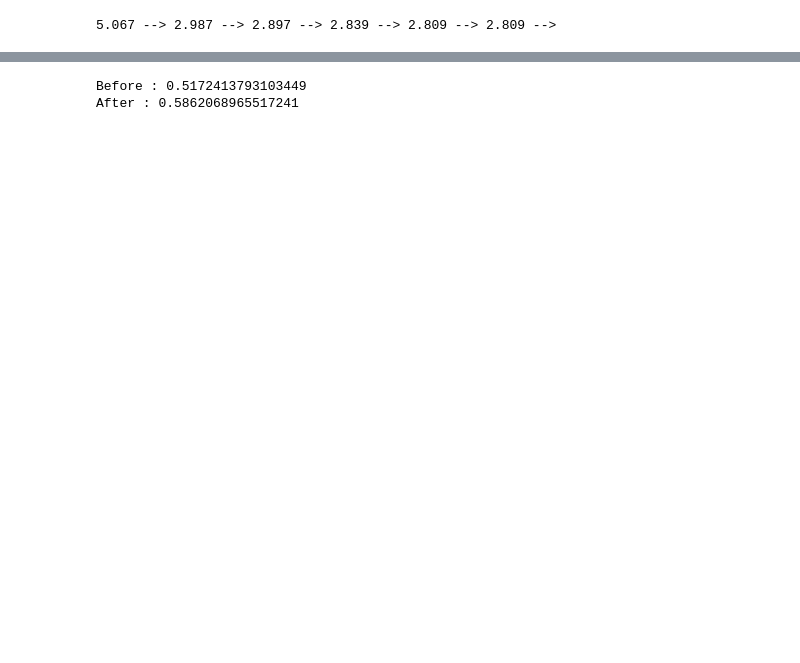
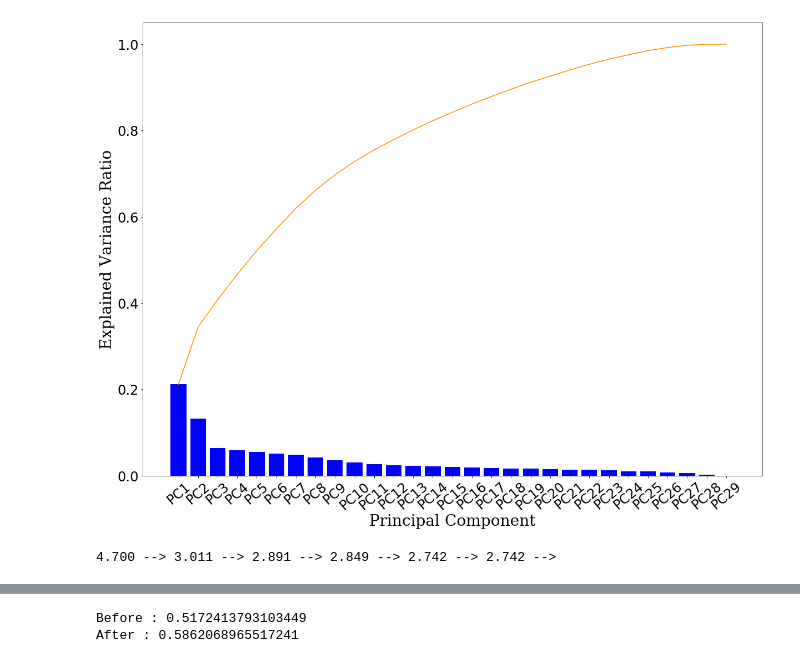
Before and after one commit to luluuuluuuuu/crypto-analysis, a Jupyter notebook: experiment/var_crypto.ipynb, the cells around one changed output, grey strips where cells are left out. Drawn from its saved outputs; the diff is of its cells as text; code cells hidden in the pictures; blank space fills up the shorter version.

```diff
--- a/experiment/var_crypto.ipynb
+++ b/experiment/var_crypto.ipynb
@@ -71,13 +77,27 @@ plt.show()
+# %%
+pca_plot = PCA(n_components=29)
+pca_plot.fit(training_data)
+
+cumsum_variance_ratio = np.cumsum(pca_plot.explained_variance_ratio_)
+pc_names = ["PC" + str(i) for i in range(1, 30)]
+
+plt.clf()
+plt.plot(cumsum_variance_ratio, color="darkorange")
+plt.bar(range(0, 29), pca_plot.explained_variance_ratio_, color="blue")
+plt.yticks(fontsize=24)
+plt.xticks(range(0, 29), pc_names, rotation=40, fontsize=24)
+plt.xlabel("Principal Component", fontdict=FONT, fontsize=28)
+plt.ylabel("Explained Variance Ratio", fontdict=FONT, fontsize=28)
+plt.show()
+# %% [output]
+[figure, added]
 # %%
-training_data = np.array(transpose_df)
-# training_data = TimeSeriesResampler(sz=TIMESERIES_SZ).fit_transform(training_data)
-# training_data = normalize(training_data, norm="l2")
-pca = PCA(n_components=N_COMPONENTS)
+pca = PCA(n_components=26)
 training_data = pca.fit_transform(training_data)
 dba_km = TimeSeriesKMeans(n_clusters=N_CLUSTERS, max_iter=100, metric=METRIC, verbose=True, max_iter_barycenter=10, random_state=SEED)
 pred_clusters = dba_km.fit_predict(training_data)
 # %% [output]
-5.067 --> 2.987 --> 2.897 --> 2.839 --> 2.809 --> 2.809 -->
+4.700 --> 3.011 --> 2.891 --> 2.849 --> 2.742 --> 2.742 -->
 # %%
 print("Percentage of interpretation:", sum(pca.explained_variance_ratio_))
 # %% [output]
```
Also changed, not shown: parts of 18 cells of this notebook, 9 other files.
